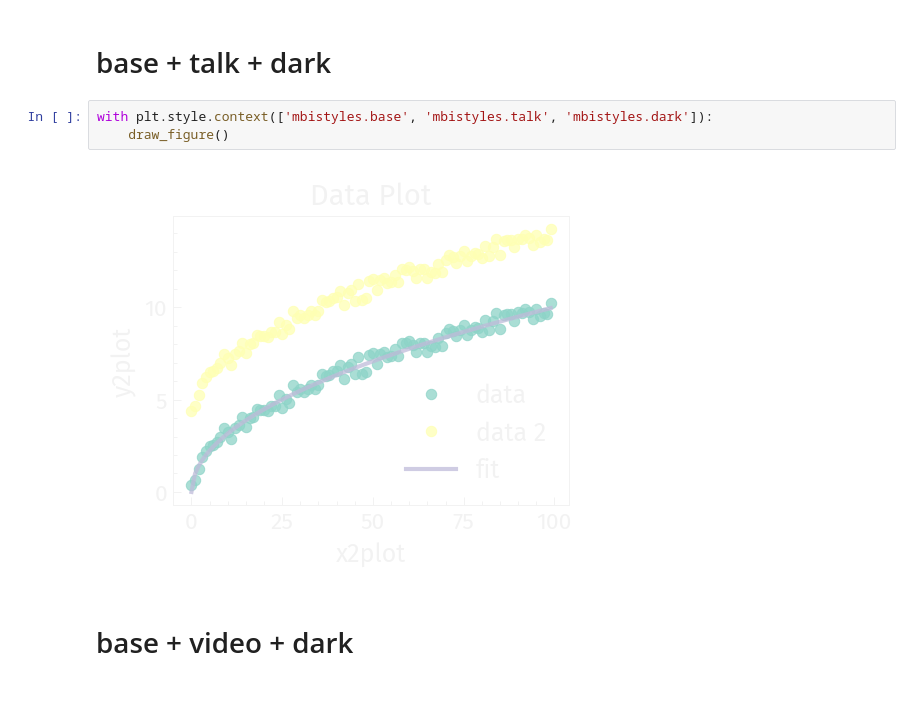
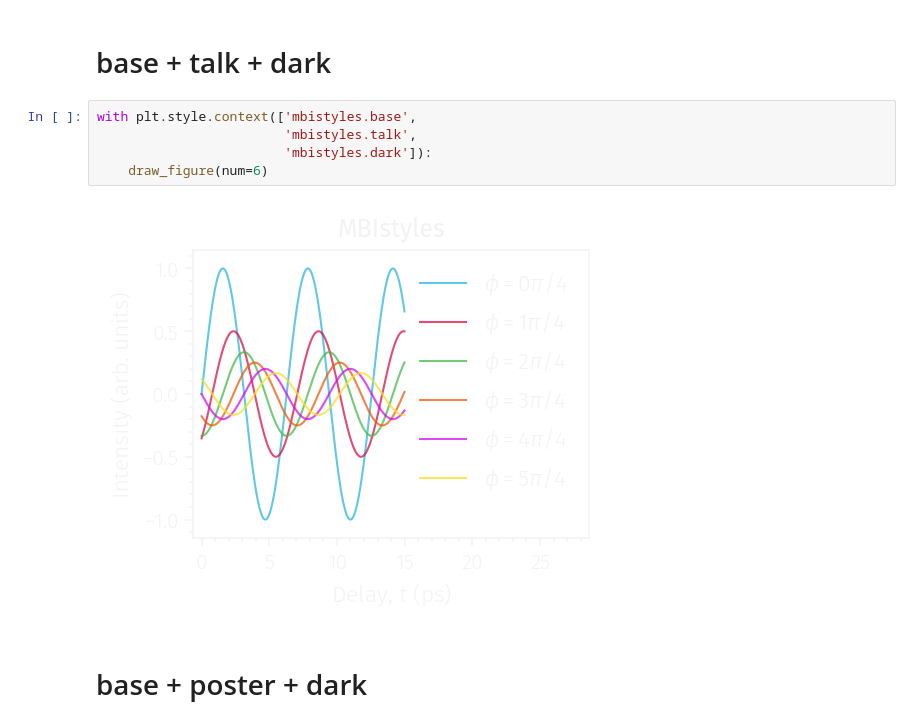
Before and after one commit to MBI-Div-B/mbistyles, a Jupyter notebook: examples/examples.ipynb, the cells around one changed output. Saved outputs shown, nothing was run; the diff lists cells and outputs as text; blank space fills up the shorter version.

```diff
--- a/examples/examples.ipynb
+++ b/examples/examples.ipynb
@@ -95,10 +88,12 @@ with plt.style.context(['mbistyles.base', 'mbistyles.paper', 'mbistyles.dark']):
 # %% [markdown]
 # base + talk + dark
 # %%
-with plt.style.context(['mbistyles.base', 'mbistyles.talk', 'mbistyles.dark']):
-    draw_figure()
+with plt.style.context(['mbistyles.base',
+                        'mbistyles.talk',
+                        'mbistyles.dark']):
+    draw_figure(num=6)
 # %% [output]
-[figure, old version]
+[figure, new version]
 # %% [markdown]
-# base + video + dark
+# base + poster + dark
 # %%
```
Also changed, not shown: parts of 19 cells of this notebook, 15 other files.
